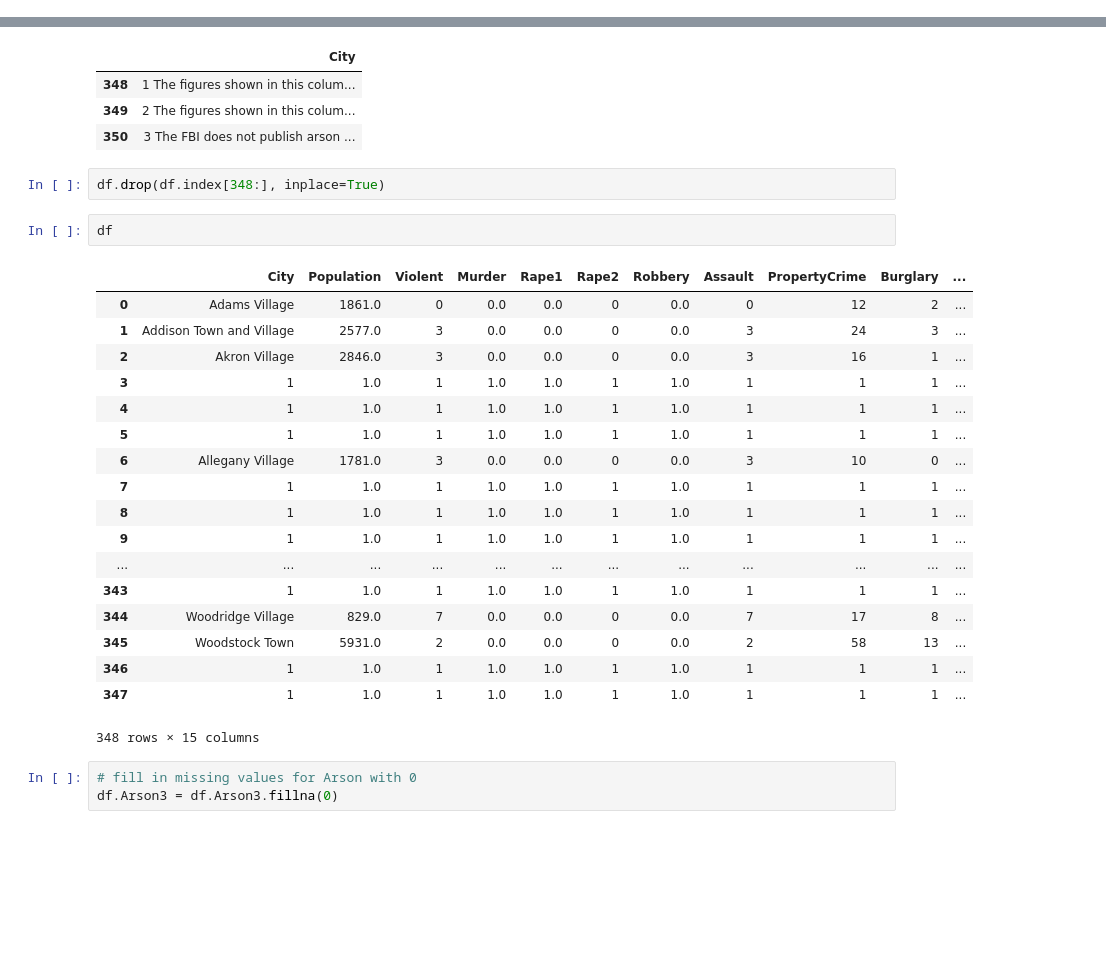
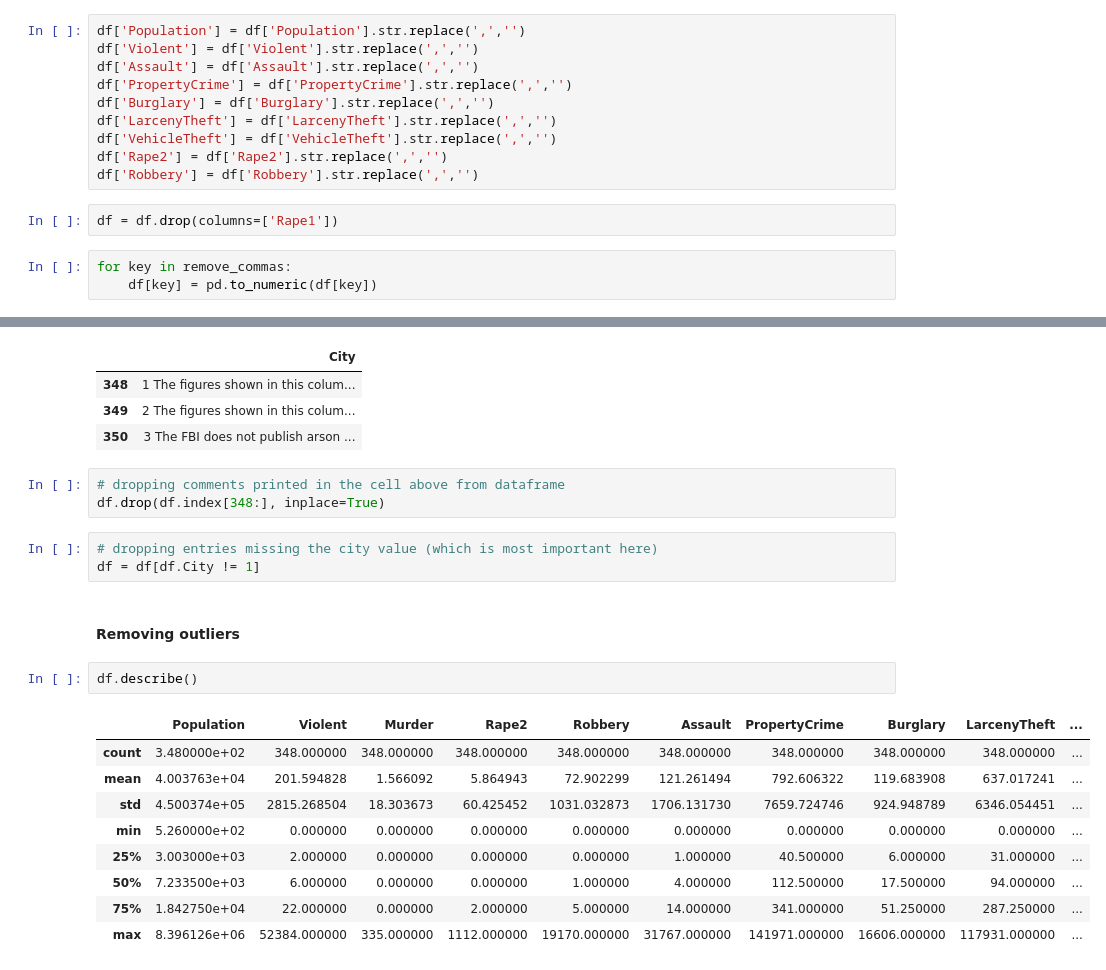
Before and after one commit to mahmoudheshmat/learn-datascience, a Jupyter notebook: Unit2/4-LinearRegression/2.4.4_RegressionModel.ipynb, the cells around one changed output, grey strips where cells are left out. Cells and saved outputs as stored; diff of their text form; blank space fills up the shorter version.

```diff
--- a/Unit2/4-LinearRegression/2.4.4_RegressionModel.ipynb
+++ b/Unit2/4-LinearRegression/2.4.4_RegressionModel.ipynb
@@ -41,0 +60,15 @@ df.Rape1 = df.Rape1.fillna(0)
+# %%
+df['Population'] = df['Population'].str.replace(',','')
+df['Violent'] = df['Violent'].str.replace(',','')
+df['Assault'] = df['Assault'].str.replace(',','')
+df['PropertyCrime'] = df['PropertyCrime'].str.replace(',','')
+df['Burglary'] = df['Burglary'].str.replace(',','')
+df['LarcenyTheft'] = df['LarcenyTheft'].str.replace(',','')
+df['VehicleTheft'] = df['VehicleTheft'].str.replace(',','')
+df['Rape2'] = df['Rape2'].str.replace(',','')
+df['Robbery'] = df['Robbery'].str.replace(',','')
+# %%
+df = df.drop(columns=['Rape1'])
+# %%
+for key in remove_commas:
+    df[key] = pd.to_numeric(df[key])
@@ -49,28 +85,22 @@ df.iloc[348:, 0:1]
 | 349 | 2 The figures shown in this colum... |
 | 350 | 3 The FBI does not publish arson ... |
 # %%
+# dropping comments printed in the cell above from dataframe
 df.drop(df.index[348:], inplace=True)
+# %%
+# dropping entries missing the city value (which is most important here)
+df = df[df.City != 1]
+# %% [markdown]
+#### Removing outliers
 # %%
-df
+df.describe()
 # %% [output]
-|  | City | Population | Violent | Murder | Rape1 | Rape2 | Robbery | Assault | PropertyCrime | Burglary | ... |
-| 0 | Adams Village | 1861.0 | 0 | 0.0 | 0.0 | 0 | 0.0 | 0 | 12 | 2 | ... |
-| 1 | Addison Town and Village | 2577.0 | 3 | 0.0 | 0.0 | 0 | 0.0 | 3 | 24 | 3 | ... |
-| 2 | Akron Village | 2846.0 | 3 | 0.0 | 0.0 | 0 | 0.0 | 3 | 16 | 1 | ... |
-| 3 | 1 | 1.0 | 1 | 1.0 | 1.0 | 1 | 1.0 | 1 | 1 | 1 | ... |
-| 4 | 1 | 1.0 | 1 | 1.0 | 1.0 | 1 | 1.0 | 1 | 1 | 1 | ... |
-| 5 | 1 | 1.0 | 1 | 1.0 | 1.0 | 1 | 1.0 | 1 | 1 | 1 | ... |
-| 6 | Allegany Village | 1781.0 | 3 | 0.0 | 0.0 | 0 | 0.0 | 3 | 10 | 0 | ... |
-| 7 | 1 | 1.0 | 1 | 1.0 | 1.0 | 1 | 1.0 | 1 | 1 | 1 | ... |
-| 8 | 1 | 1.0 | 1 | 1.0 | 1.0 | 1 | 1.0 | 1 | 1 | 1 | ... |
-| 9 | 1 | 1.0 | 1 | 1.0 | 1.0 | 1 | 1.0 | 1 | 1 | 1 | ... |
-| ... | ... | ... | ... | ... | ... | ... | ... | ... | ... | ... | ... |
-| 343 | 1 | 1.0 | 1 | 1.0 | 1.0 | 1 | 1.0 | 1 | 1 | 1 | ... |
-| 344 | Woodridge Village | 829.0 | 7 | 0.0 | 0.0 | 0 | 0.0 | 7 | 17 | 8 | ... |
-| 345 | Woodstock Town | 5931.0 | 2 | 0.0 | 0.0 | 0 | 0.0 | 2 | 58 | 13 | ... |
-| 346 | 1 | 1.0 | 1 | 1.0 | 1.0 | 1 | 1.0 | 1 | 1 | 1 | ... |
-| 347 | 1 | 1.0 | 1 | 1.0 | 1.0 | 1 | 1.0 | 1 | 1 | 1 | ... |
+|  | Population | Violent | Murder | Rape2 | Robbery | Assault | PropertyCrime | Burglary | LarcenyTheft | ... |
+| count | 3.480000e+02 | 348.000000 | 348.000000 | 348.000000 | 348.000000 | 348.000000 | 348.000000 | 348.000000 | 348.000000 | ... |
+| mean | 4.003763e+04 | 201.594828 | 1.566092 | 5.864943 | 72.902299 | 121.261494 | 792.606322 | 119.683908 | 637.017241 | ... |
+| std | 4.500374e+05 | 2815.268504 | 18.303673 | 60.425452 | 1031.032873 | 1706.131730 | 7659.724746 | 924.948789 | 6346.054451 | ... |
+| min | 5.260000e+02 | 0.000000 | 0.000000 | 0.000000 | 0.000000 | 0.000000 | 0.000000 | 0.000000 | 0.000000 | ... |
+| 25% | 3.003000e+03 | 2.000000 | 0.000000 | 0.000000 | 0.000000 | 1.000000 | 40.500000 | 6.000000 | 31.000000 | ... |
+| 50% | 7.233500e+03 | 6.000000 | 0.000000 | 0.000000 | 1.000000 | 4.000000 | 112.500000 | 17.500000 | 94.000000 | ... |
+| 75% | 1.842750e+04 | 22.000000 | 0.000000 | 2.000000 | 5.000000 | 14.000000 | 341.000000 | 51.250000 | 287.250000 | ... |
+| max | 8.396126e+06 | 52384.000000 | 335.000000 | 1112.000000 | 19170.000000 | 31767.000000 | 141971.000000 | 16606.000000 | 117931.000000 | ... |
-348 rows × 15 columns
-# %%
-# fill in missing values for Arson with 0
-df.Arson3 = df.Arson3.fillna(0)
```
Also changed, not shown: parts of 39 cells of this notebook.
